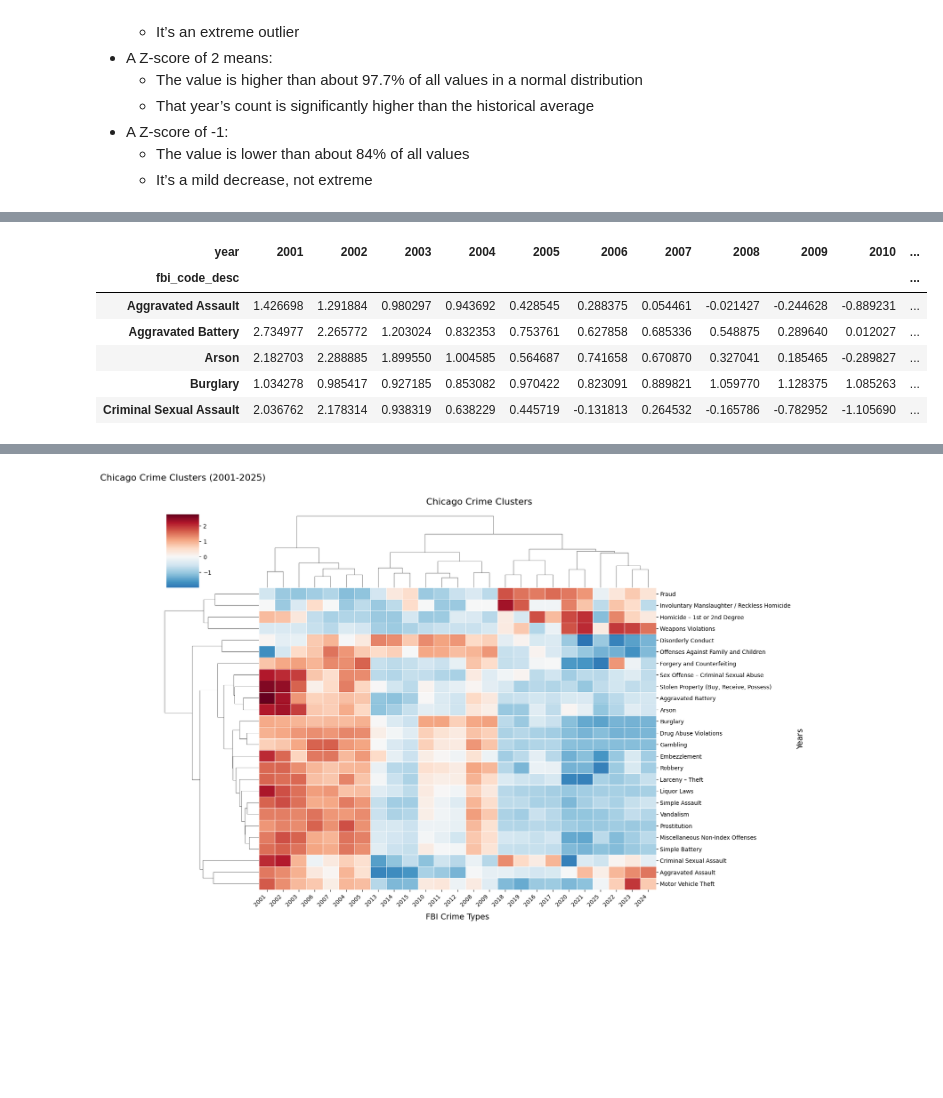
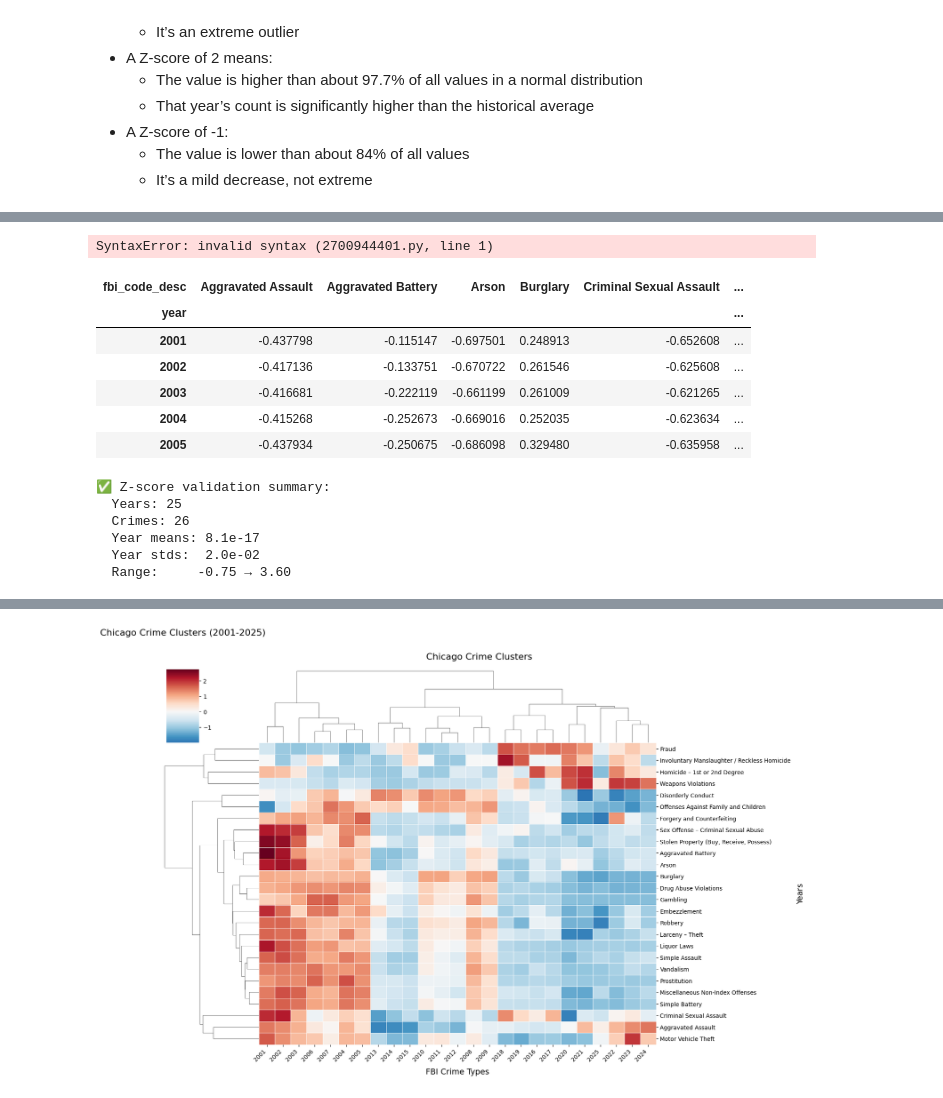
Before and after one commit to SirErikPak/ChicagoCrime, a Jupyter notebook: Notebook/ChicagoCrimeClusterAnalysis.ipynb, the cells around one changed output, grey strips where cells are left out. Saved outputs shown, nothing was run; the diff lists cells and outputs as text; code cells hidden in the pictures; blank space fills up the shorter version.

```diff
--- a/Notebook/ChicagoCrimeClusterAnalysis.ipynb
+++ b/Notebook/ChicagoCrimeClusterAnalysis.ipynb
@@ -96,14 +174,36 @@ sector                   139    0.0016%
+# %%
+Final Output:
+client_id  2023  2024  2025
+A            1.15  -0.57  -0.57
+B           -0.71   0.71   0.00
+C             0.00   0.00   0.00
+# %% [output]
+SyntaxError: invalid syntax (2700944401.py, line 1)
 # %%
 # Calculate z-scores
-z_score = z_score.calculate_crime_zscores(df, 'fbi_code_desc', 'year')
+z_df = zscore_anomaly.zscore_anomaly(data=df, index_category='year', column='fbi_code_desc')
 # Display
-z_score.head()
+z_df.head()
 # %% [output]
-| year | 2001 | 2002 | 2003 | 2004 | 2005 | 2006 | 2007 | 2008 | 2009 | 2010 | ... |
-| fbi_code_desc |  |  |  |  |  |  |  |  |  |  | ... |
-| Aggravated Assault | 1.426698 | 1.291884 | 0.980297 | 0.943692 | 0.428545 | 0.288375 | 0.054461 | -0.021427 | -0.244628 | -0.889231 | ... |
-| Aggravated Battery | 2.734977 | 2.265772 | 1.203024 | 0.832353 | 0.753761 | 0.627858 | 0.685336 | 0.548875 | 0.289640 | 0.012027 | ... |
-| Arson | 2.182703 | 2.288885 | 1.899550 | 1.004585 | 0.564687 | 0.741658 | 0.670870 | 0.327041 | 0.185465 | -0.289827 | ... |
-| Burglary | 1.034278 | 0.985417 | 0.927185 | 0.853082 | 0.970422 | 0.823091 | 0.889821 | 1.059770 | 1.128375 | 1.085263 | ... |
-| Criminal Sexual Assault | 2.036762 | 2.178314 | 0.938319 | 0.638229 | 0.445719 | -0.131813 | 0.264532 | -0.165786 | -0.782952 | -1.105690 | ... |
+| fbi_code_desc | Aggravated Assault | Aggravated Battery | Arson | Burglary | Criminal Sexual Assault | ... |
+| year |  |  |  |  |  | ... |
+| 2001 | -0.437798 | -0.115147 | -0.697501 | 0.248913 | -0.652608 | ... |
+| 2002 | -0.417136 | -0.133751 | -0.670722 | 0.261546 | -0.625608 | ... |
+| 2003 | -0.416681 | -0.222119 | -0.661199 | 0.261009 | -0.621265 | ... |
+| 2004 | -0.415268 | -0.252673 | -0.669016 | 0.252035 | -0.623634 | ... |
+| 2005 | -0.437934 | -0.250675 | -0.686098 | 0.329480 | -0.635958 | ... |
+# %%
+print("✅ Z-score validation summary:")
+print(f"  Years: {len(z_df)}")
+print(f"  Crimes: {len(z_df.columns)}")
+print(f"  Year means: {z_df.mean(axis=1).abs().max():.1e}")
+print(f"  Year stds:  {((z_df.std(axis=1) - 1).abs().max()):.1e}")
+print(f"  Range:     {z_df.min().min():.2f} → {z_df.max().max():.2f}")
+# %% [output]
+✅ Z-score validation summary:
+  Years: 25
+  Crimes: 26
+  Year means: 8.1e-17
+  Year stds:  2.0e-02
+  Range:     -0.75 → 3.60
 # %%
```
Also changed, not shown: parts of 10 cells of this notebook, 2 other files.
